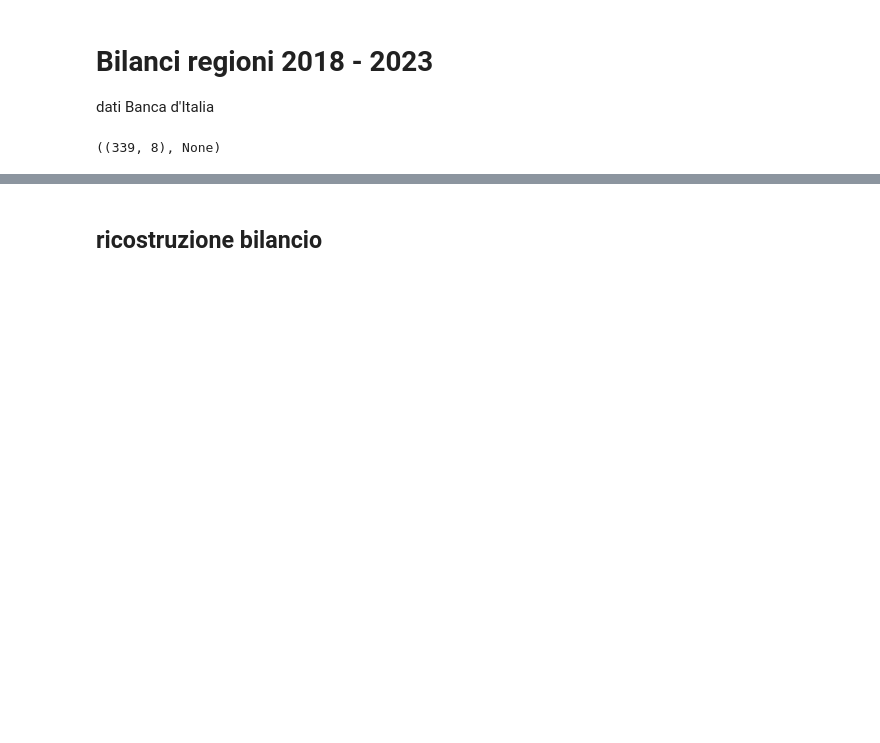
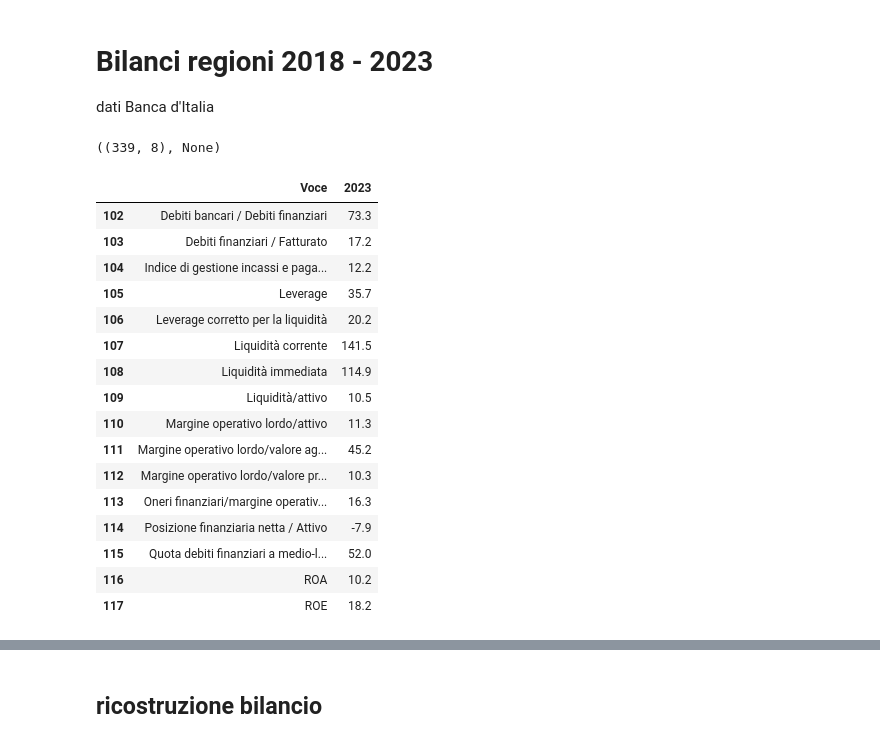
Before and after one commit to paolovolterra/test, a Jupyter notebook: Bankit/Bankit_ratios2.ipynb, the cells around one changed output, grey strips where cells are left out. Saved outputs shown, nothing was run; the diff lists cells and outputs as text; code cells hidden in the pictures; blank space fills up the shorter version.

```diff
--- a/Bankit/Bankit_ratios2.ipynb
+++ b/Bankit/Bankit_ratios2.ipynb
@@ -32,7 +32,25 @@ df.shape, df.sample(20).to_clipboard()
 # %% [output]
 ((339, 8), None)
 # %%
-df[df['Regione']=='LAZ'][['Voce','2023']].to_clipboard()
+df[df['Regione']=='MOL'][['Voce','2023']] #.to_clipboard()
+# %% [output]
+|  | Voce | 2023 |
+| 102 | Debiti bancari / Debiti finanziari | 73.3 |
+| 103 | Debiti finanziari / Fatturato | 17.2 |
+| 104 | Indice di gestione incassi e paga... | 12.2 |
+| 105 | Leverage | 35.7 |
+| 106 | Leverage corretto per la liquidità | 20.2 |
+| 107 | Liquidità corrente | 141.5 |
+| 108 | Liquidità immediata | 114.9 |
+| 109 | Liquidità/attivo | 10.5 |
+| 110 | Margine operativo lordo/attivo | 11.3 |
+| 111 | Margine operativo lordo/valore ag... | 45.2 |
+| 112 | Margine operativo lordo/valore pr... | 10.3 |
+| 113 | Oneri finanziari/margine operativ... | 16.3 |
+| 114 | Posizione finanziaria netta / Attivo | -7.9 |
+| 115 | Quota debiti finanziari a medio-l... | 52.0 |
+| 116 | ROA | 10.2 |
+| 117 | ROE | 18.2 |
 # %%
 df.to_csv('D:/Bilanci_20182023.tsv', sep='|', index=False)
 # %%
```
Also changed, not shown: parts of 2 cells of this notebook, 11 other files.
